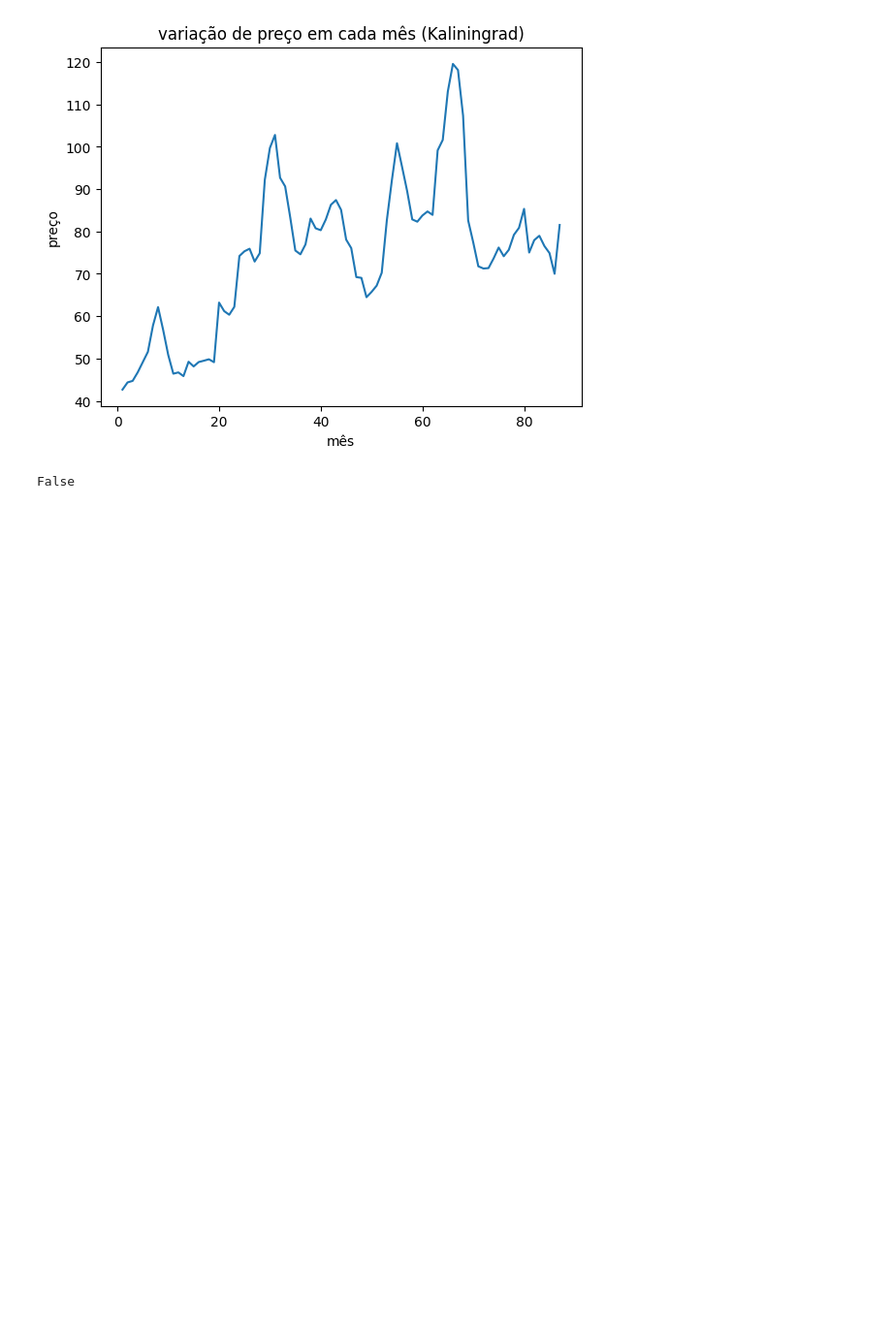
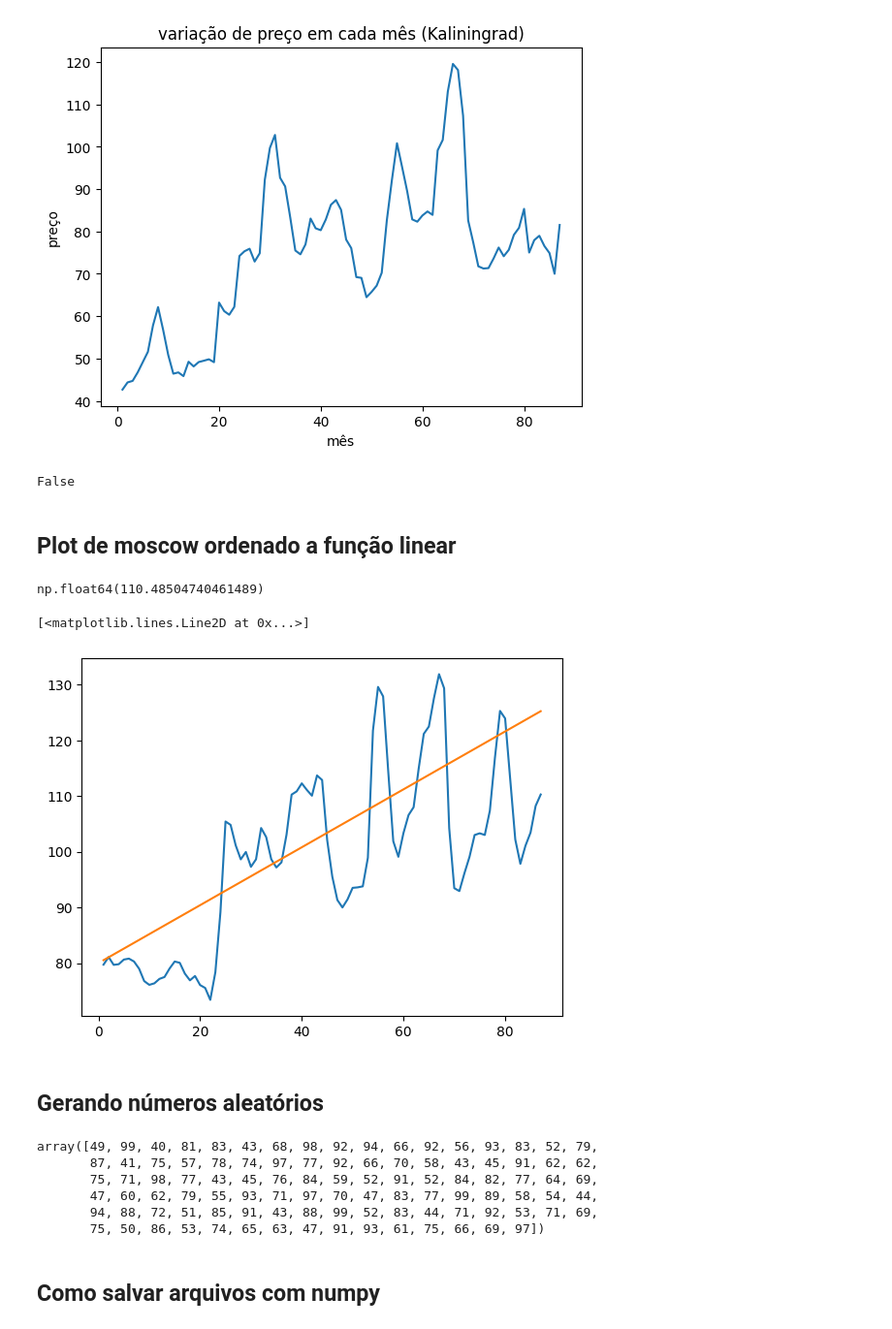
Before and after one commit to ruantos/python-para-data, a Jupyter notebook: numpy/aula_1.ipynb, the cells around one changed output. Shown at 97% size. Drawn from its saved outputs; the diff is of its cells as text; code cells hidden in the pictures; blank space fills up the shorter version.

```diff
--- a/numpy/aula_1.ipynb
+++ b/numpy/aula_1.ipynb
@@ -125,3 +125,31 @@ avg_kaliningrad = np.mean(kaliningrad)
 np.allclose(avg_moscow, avg_kaliningrad, 0.1)
 # %% [output]
 False
+# %% [markdown]
+## Plot de moscow ordenado a função linear
+# %%
+x = datas
+y = 0.52*x + 80
+
+np.linalg.norm(moscow - y)
+# %% [output]
+np.float64(110.48504740461489)
+# %%
+plt.plot(datas, moscow)
+plt.plot(x, y)
+# %% [output]
+[<matplotlib.lines.Line2D at 0x...>]
+[figure, added]
+# %% [markdown]
+## Gerando números aleatórios
+# %%
+np.random.randint(low=40, high=100, size=100)
+# %% [output]
+array([49, 99, 40, 81, 83, 43, 68, 98, 92, 94, 66, 92, 56, 93, 83, 52, 79,
+       87, 41, 75, 57, 78, 74, 97, 77, 92, 66, 70, 58, 43, 45, 91, 62, 62,
+       75, 71, 98, 77, 43, 45, 76, 84, 59, 52, 91, 52, 84, 82, 77, 64, 69,
+       47, 60, 62, 79, 55, 93, 71, 97, 70, 47, 83, 77, 99, 89, 58, 54, 44,
+       94, 88, 72, 51, 85, 91, 43, 88, 99, 52, 83, 44, 71, 92, 53, 71, 69,
+       75, 50, 86, 53, 74, 65, 63, 47, 91, 93, 61, 75, 66, 69, 97])
+# %% [markdown]
+## Como salvar arquivos com numpy
```
Also changed, not shown: parts of 2 cells of this notebook.
